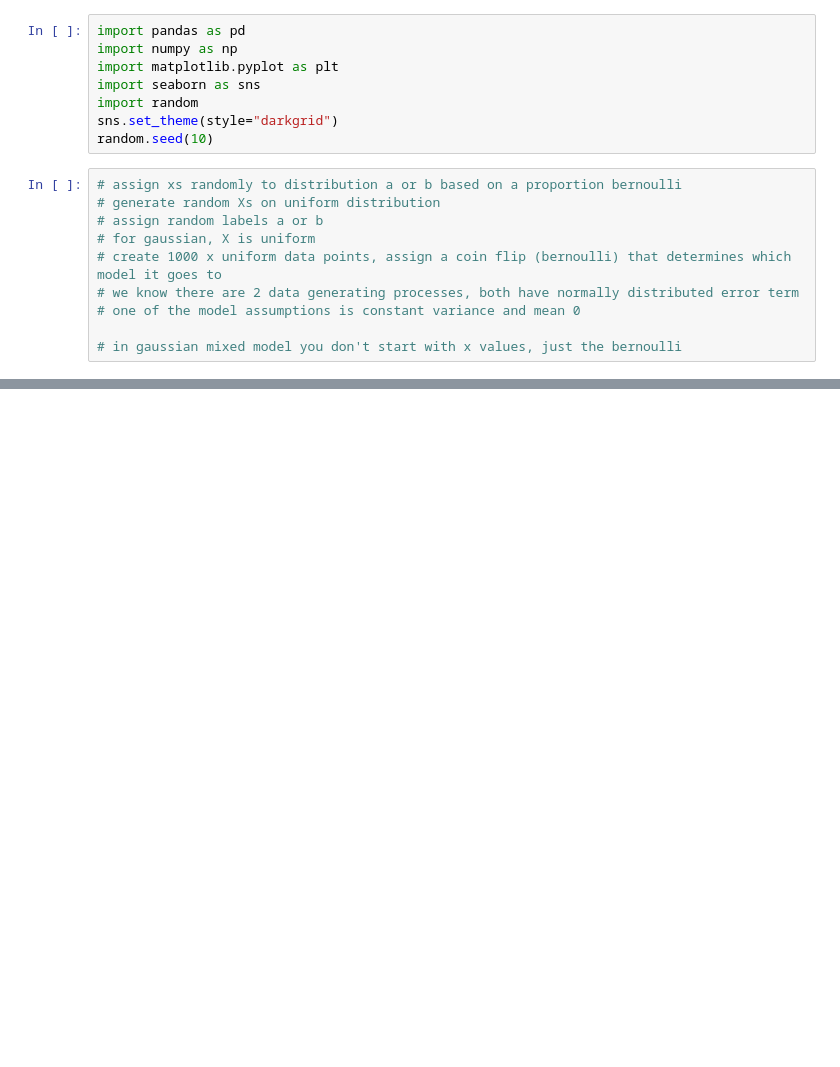
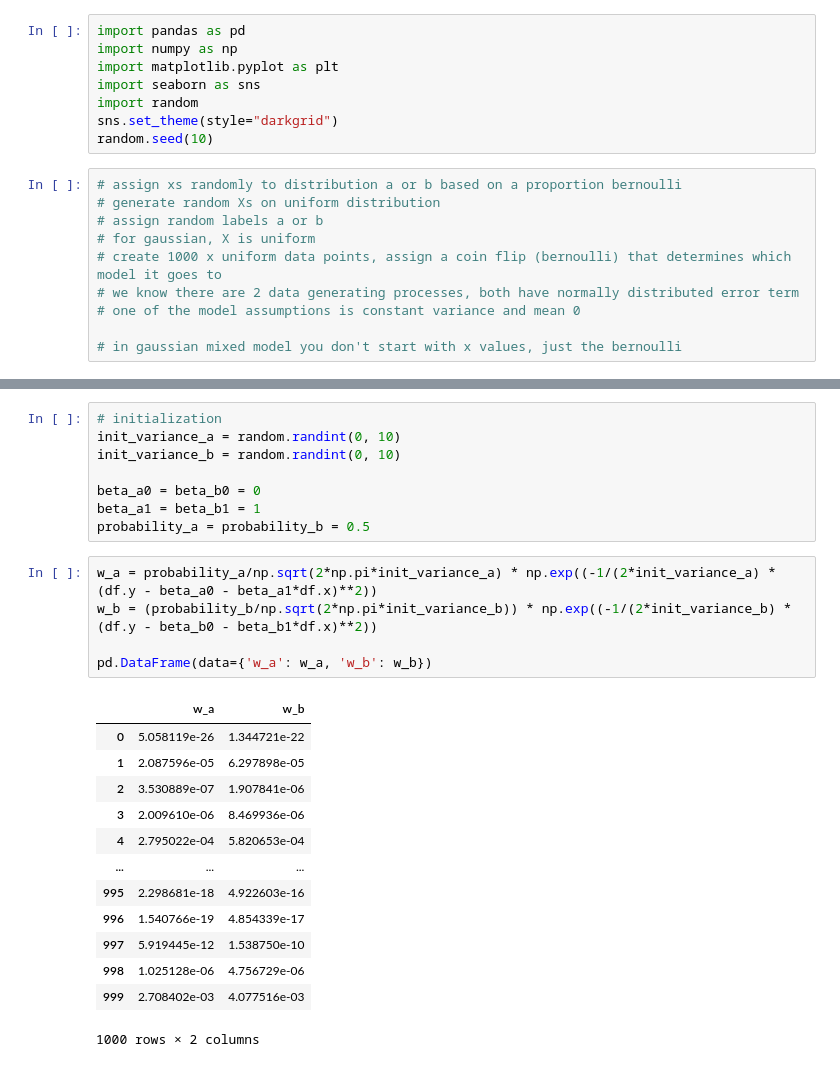
Before and after one commit to LiviReka/Statistics-EM-GMR, a Jupyter notebook: project.ipynb, the cells around one changed output, grey strips where cells are left out. Cells and saved outputs as stored; diff of their text form; blank space fills up the shorter version.

```diff
--- a/project.ipynb
+++ b/project.ipynb
@@ -90,0 +83,27 @@ sigmas:  [[[10.86539947]]
+# %%
+# initialization
+init_variance_a = random.randint(0, 10)
+init_variance_b = random.randint(0, 10)
+
+beta_a0 = beta_b0 = 0
+beta_a1 = beta_b1 = 1
+probability_a = probability_b = 0.5
+# %%
+w_a = probability_a/np.sqrt(2*np.pi*init_variance_a) * np.exp((-1/(2*init_variance_a) * (df.y - beta_a0 - beta_a1*df.x)**2))
+w_b = (probability_b/np.sqrt(2*np.pi*init_variance_b)) * np.exp((-1/(2*init_variance_b) * (df.y - beta_b0 - beta_b1*df.x)**2))
+
+pd.DataFrame(data={'w_a': w_a, 'w_b': w_b})
+# %% [output]
+|  | w_a | w_b |
+| 0 | 5.058119e-26 | 1.344721e-22 |
+| 1 | 2.087596e-05 | 6.297898e-05 |
+| 2 | 3.530889e-07 | 1.907841e-06 |
+| 3 | 2.009610e-06 | 8.469936e-06 |
+| 4 | 2.795022e-04 | 5.820653e-04 |
+| ... | ... | ... |
+| 995 | 2.298681e-18 | 4.922603e-16 |
+| 996 | 1.540766e-19 | 4.854339e-17 |
+| 997 | 5.919445e-12 | 1.538750e-10 |
+| 998 | 1.025128e-06 | 4.756729e-06 |
+| 999 | 2.708402e-03 | 4.077516e-03 |
+1000 rows × 2 columns
```
Also changed, not shown: parts of 7 cells of this notebook.
